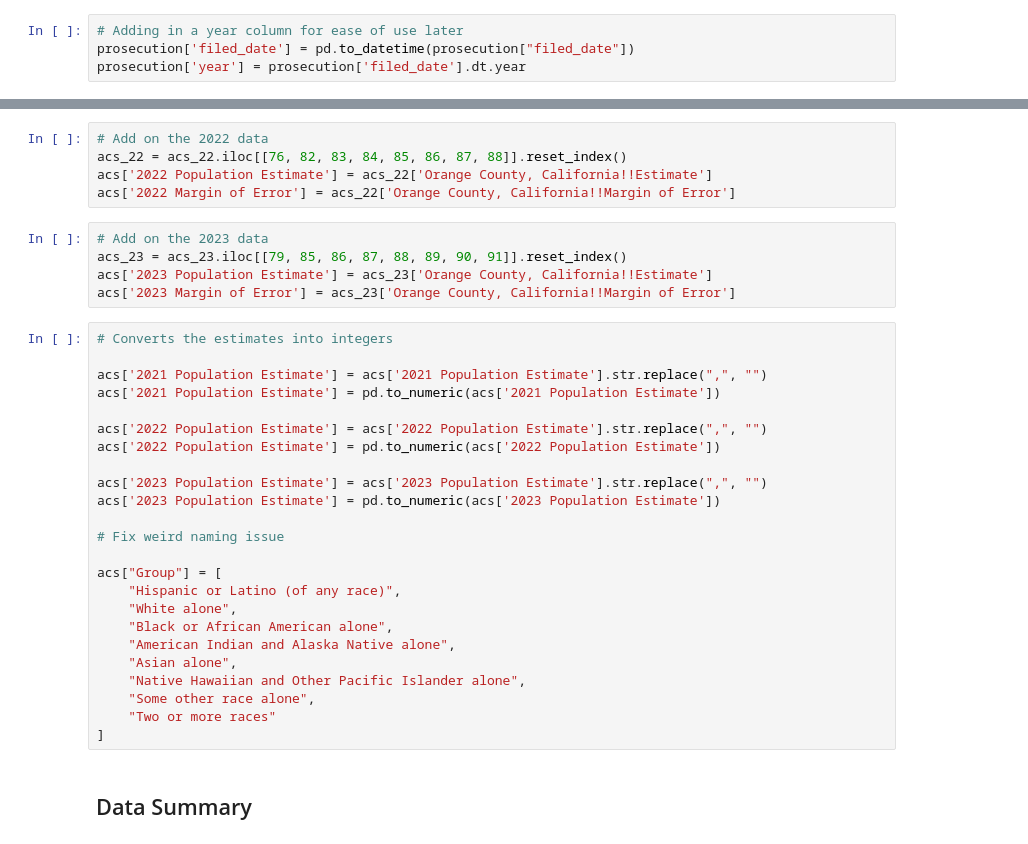
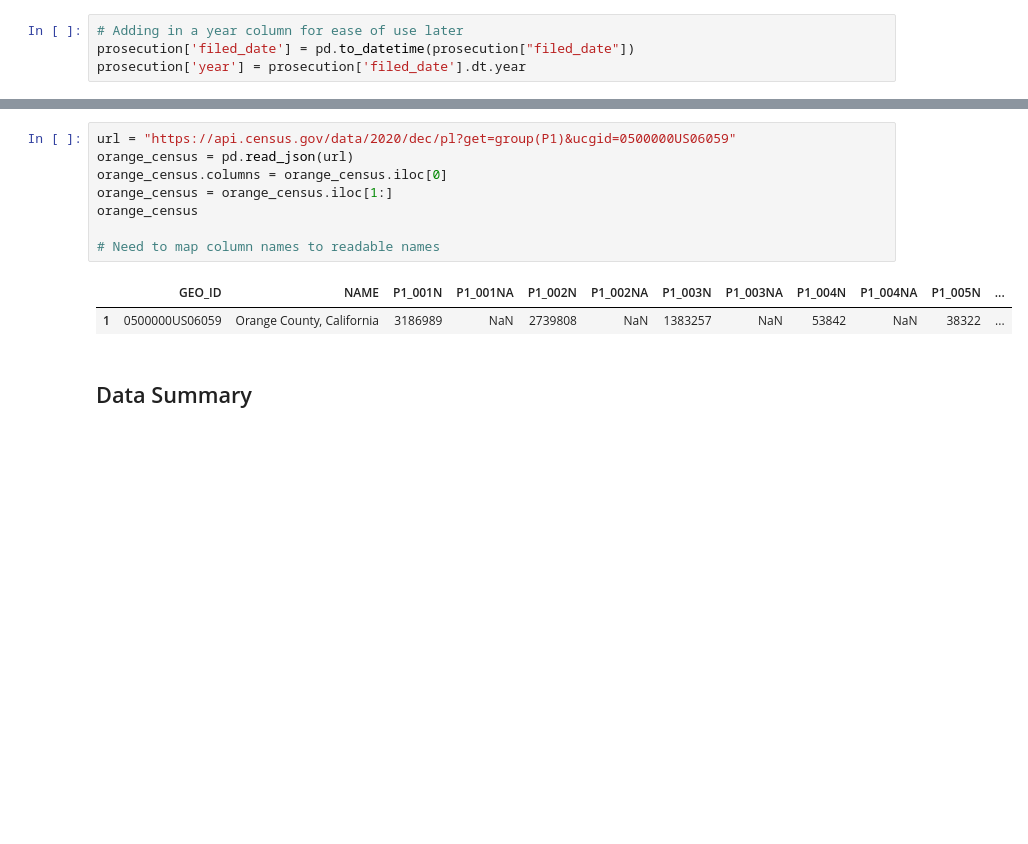
Before and after one commit to laurenbchu/honors-thesis, a Jupyter notebook: notebooks/Data_Exploration.ipynb, the cells around one changed output, grey strips where cells are left out. Drawn from its saved outputs; the diff is of its cells as text; blank space fills up the shorter version.

```diff
--- a/notebooks/Data_Exploration.ipynb
+++ b/notebooks/Data_Exploration.ipynb
@@ -73,37 +66,14 @@ acs = acs.rename(columns={
-# %%
-# Add on the 2022 data
-acs_22 = acs_22.iloc[[76, 82, 83, 84, 85, 86, 87, 88]].reset_index()
-acs['2022 Population Estimate'] = acs_22['Orange County, California!!Estimate']
-acs['2022 Margin of Error'] = acs_22['Orange County, California!!Margin of Error']
-# %%
-# Add on the 2023 data
-acs_23 = acs_23.iloc[[79, 85, 86, 87, 88, 89, 90, 91]].reset_index()
-acs['2023 Population Estimate'] = acs_23['Orange County, California!!Estimate']
-acs['2023 Margin of Error'] = acs_23['Orange County, California!!Margin of Error']
-# %%
-# Converts the estimates into integers
-
-acs['2021 Population Estimate'] = acs['2021 Population Estimate'].str.replace(",", "")
-acs['2021 Population Estimate'] = pd.to_numeric(acs['2021 Population Estimate'])
-
-acs['2022 Population Estimate'] = acs['2022 Population Estimate'].str.replace(",", "")
-acs['2022 Population Estimate'] = pd.to_numeric(acs['2022 Population Estimate'])
-
-acs['2023 Population Estimate'] = acs['2023 Population Estimate'].str.replace(",", "")
-acs['2023 Population Estimate'] = pd.to_numeric(acs['2023 Population Estimate'])
-
-# Fix weird naming issue
-
-acs["Group"] = [
-    "Hispanic or Latino (of any race)",
-    "White alone",
-    "Black or African American alone",
-    "American Indian and Alaska Native alone",
-    "Asian alone",
-    "Native Hawaiian and Other Pacific Islander alone",
-    "Some other race alone",
-    "Two or more races"
-]
+# %%
+url = "https://api.census.gov/data/2020/dec/pl?get=group(P1)&ucgid=0500000US06059"
+orange_census = pd.read_json(url)
+orange_census.columns = orange_census.iloc[0]
+orange_census = orange_census.iloc[1:]
+orange_census
+
+# Need to map column names to readable names
+# %% [output]
+|  | GEO_ID | NAME | P1_001N | P1_001NA | P1_002N | P1_002NA | P1_003N | P1_003NA | P1_004N | P1_004NA | P1_005N | ... |
+| 1 | 0500000US06059 | Orange County, California | 3186989 | NaN | 2739808 | NaN | 1383257 | NaN | 53842 | NaN | 38322 | ... |
 # %% [markdown]
 ## Data Summary
 # %%
```
Also changed, not shown: parts of 10 cells of this notebook.
